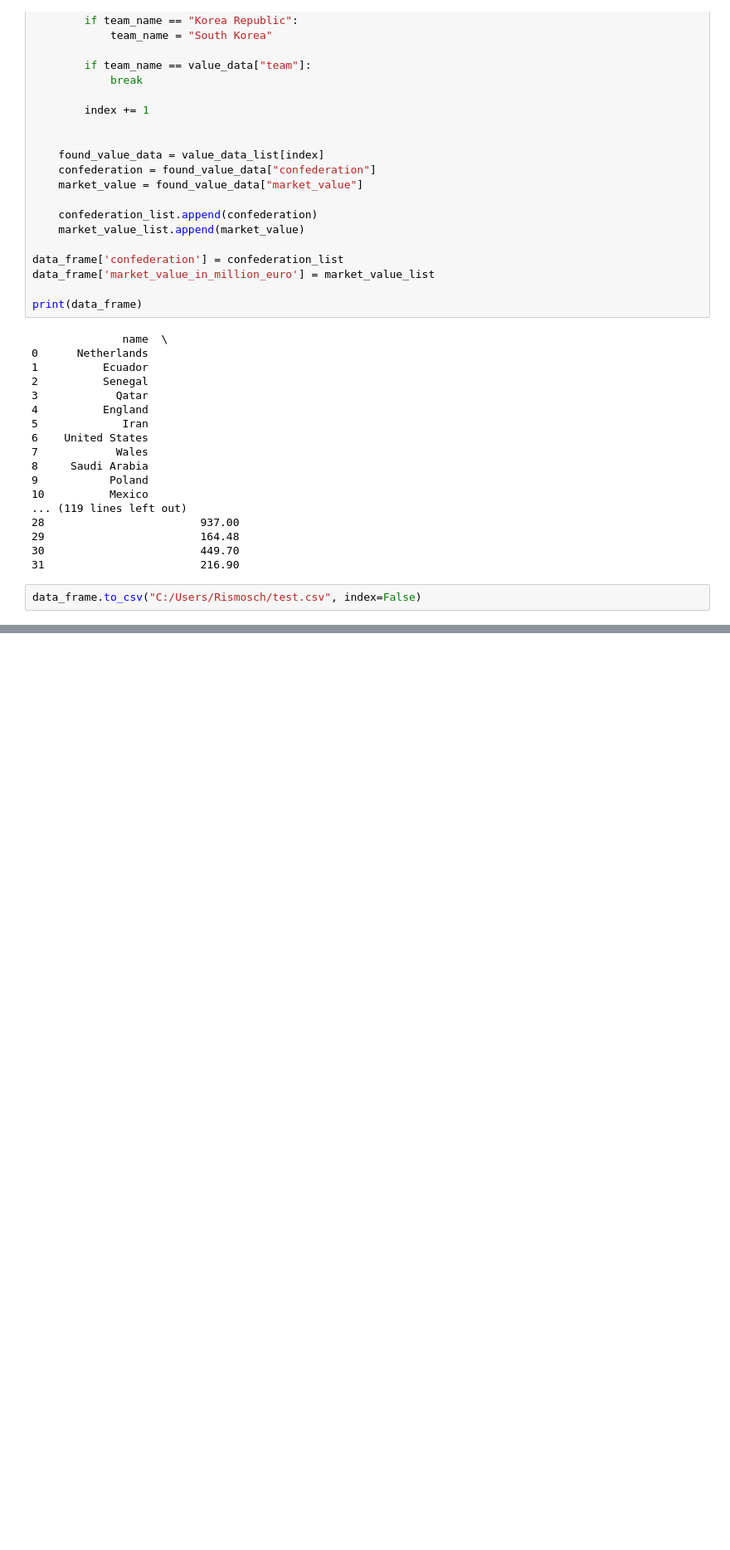
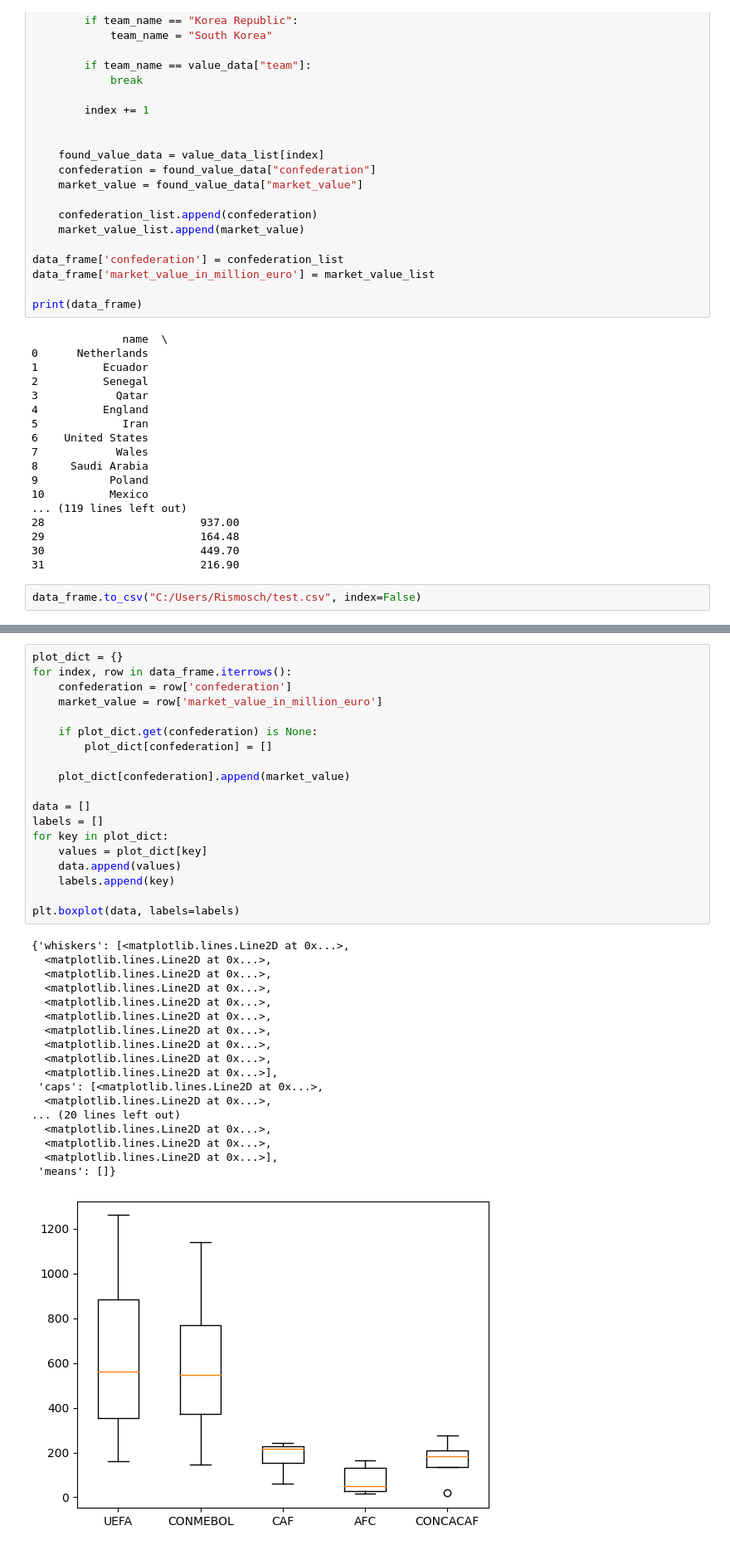
Before and after one commit to Rismosch/web_scraping, a Jupyter notebook: assignment_5.ipynb, the cells around one changed output, grey strips where cells are left out. Shown: that part at 83% size. Drawn from its saved outputs; the diff is of its cells as text; blank space fills up the shorter version.

```diff
--- a/assignment_5.ipynb
+++ b/assignment_5.ipynb
@@ -382,0 +401,38 @@ data_frame.to_csv("C:/Users/Rismosch/test.csv", index=False)
+# %%
+plot_dict = {}
+for index, row in data_frame.iterrows():
+    confederation = row['confederation']
+    market_value = row['market_value_in_million_euro']
+
+    if plot_dict.get(confederation) is None:
+        plot_dict[confederation] = []
+
+    plot_dict[confederation].append(market_value)
+
+data = []
+labels = []
+for key in plot_dict:
+    values = plot_dict[key]
+    data.append(values)
+    labels.append(key)
+
+plt.boxplot(data, labels=labels)
+# %% [output]
+{'whiskers': [<matplotlib.lines.Line2D at 0x...>,
+  <matplotlib.lines.Line2D at 0x...>,
+  <matplotlib.lines.Line2D at 0x...>,
+  <matplotlib.lines.Line2D at 0x...>,
+  <matplotlib.lines.Line2D at 0x...>,
+  <matplotlib.lines.Line2D at 0x...>,
+  <matplotlib.lines.Line2D at 0x...>,
+  <matplotlib.lines.Line2D at 0x...>,
+  <matplotlib.lines.Line2D at 0x...>,
+  <matplotlib.lines.Line2D at 0x...>],
+ 'caps': [<matplotlib.lines.Line2D at 0x...>,
+  <matplotlib.lines.Line2D at 0x...>,
+... (20 lines left out)
+  <matplotlib.lines.Line2D at 0x...>,
+  <matplotlib.lines.Line2D at 0x...>,
+  <matplotlib.lines.Line2D at 0x...>],
+ 'means': []}
+[figure, added]
```
Also changed, not shown: parts of 3 cells of this notebook.
